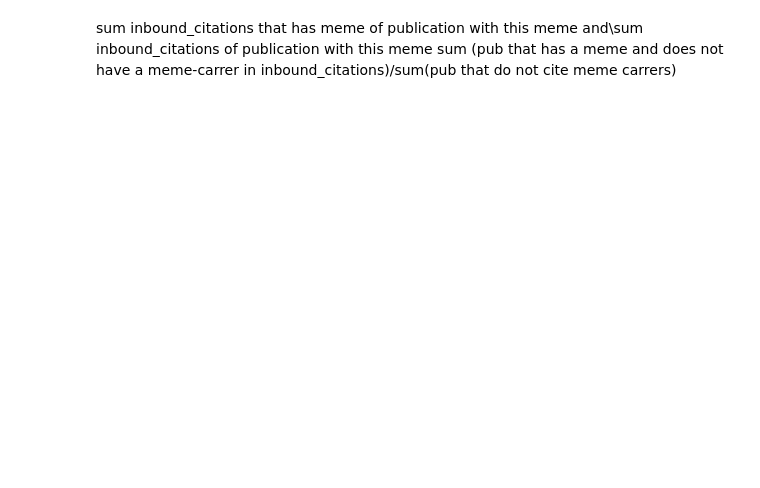
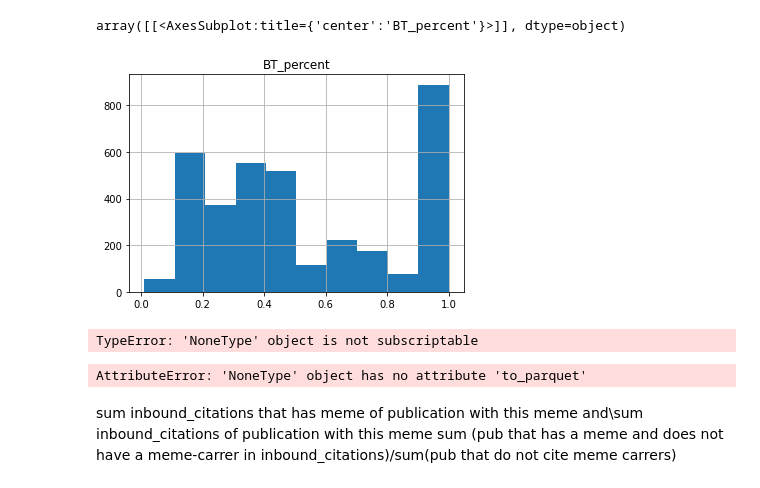
Before and after one commit to ModelOriented/AI-strategies-papers-regulations-monitoring, a Jupyter notebook: notebooks/pk/meme_score.ipynb, the cells around one changed output. Drawn from its saved outputs; the diff is of its cells as text; code cells hidden in the pictures; blank space fills up the shorter version.

```diff
--- a/notebooks/pk/meme_score.ipynb
+++ b/notebooks/pk/meme_score.ipynb
@@ -15,0 +14,2 @@ df = pd.read_parquet('meme_score.parquet')
+# %%
+df = pd.read_parquet(r'C:/Users/ppaul/Documents/AI-strategies-papers-regulations-monitoring/data/s2orc/big_ai_dataset_with_affiliations_extended_oa.parquet')
@@ -15,0 +135,23 @@ df = pd.read_parquet('meme_score.parquet')
+# %%
+double_af = []
+company = []
+#percent of authors with double aff
+#company column
+for _,paper in df.iterrows():
+    is_c = 0
+    is_2 = 0
+    for institution_types in paper['types']:
+        for t in institution_types:
+            if t =='company':
+                is_c+=1
+                break
+        if is_c>0:
+            for t in institution_types:
+                if t !='company':
+                    is_2+=1
+                    break
+
+    company.append(is_c/(len(paper['types'])+0.0001))
+    double_af.append(is_2/(len(paper['types'])+0.0001))
+df['double_affiliation'] = double_af
+df['company'] = company
@@ -16,3 +174,16 @@ df = pd.read_parquet('meme_score.parquet')
+# %%
+df[df['BT_percent']!=0].hist(column = 'BT_percent')
+# %% [output]
+array([[<AxesSubplot:title={'center':'BT_percent'}>]], dtype=object)
+[figure, added]
+# %%
+df[df['BT_percent']!=0.0]
+# %% [output]
+TypeError: 'NoneType' object is not subscriptable
+# %%
+df.to_parquet(r'C:/Users/ppaul/Documents/AI-strategies-papers-regulations-monitoring/data/s2orc/big_ai_dataset_with_affiliations_extended_oa.parquet')
+# %% [output]
+AttributeError: 'NoneType' object has no attribute 'to_parquet'
 # %% [markdown]
 sum inbound_citations that has meme of publication with this meme and\sum inbound_citations of publication with this meme
 sum (pub that has a meme and does not have a meme-carrer in inbound_citations)/sum(pub that do not cite meme carrers)
```
Also changed, not shown: parts of 8 cells of this notebook.
